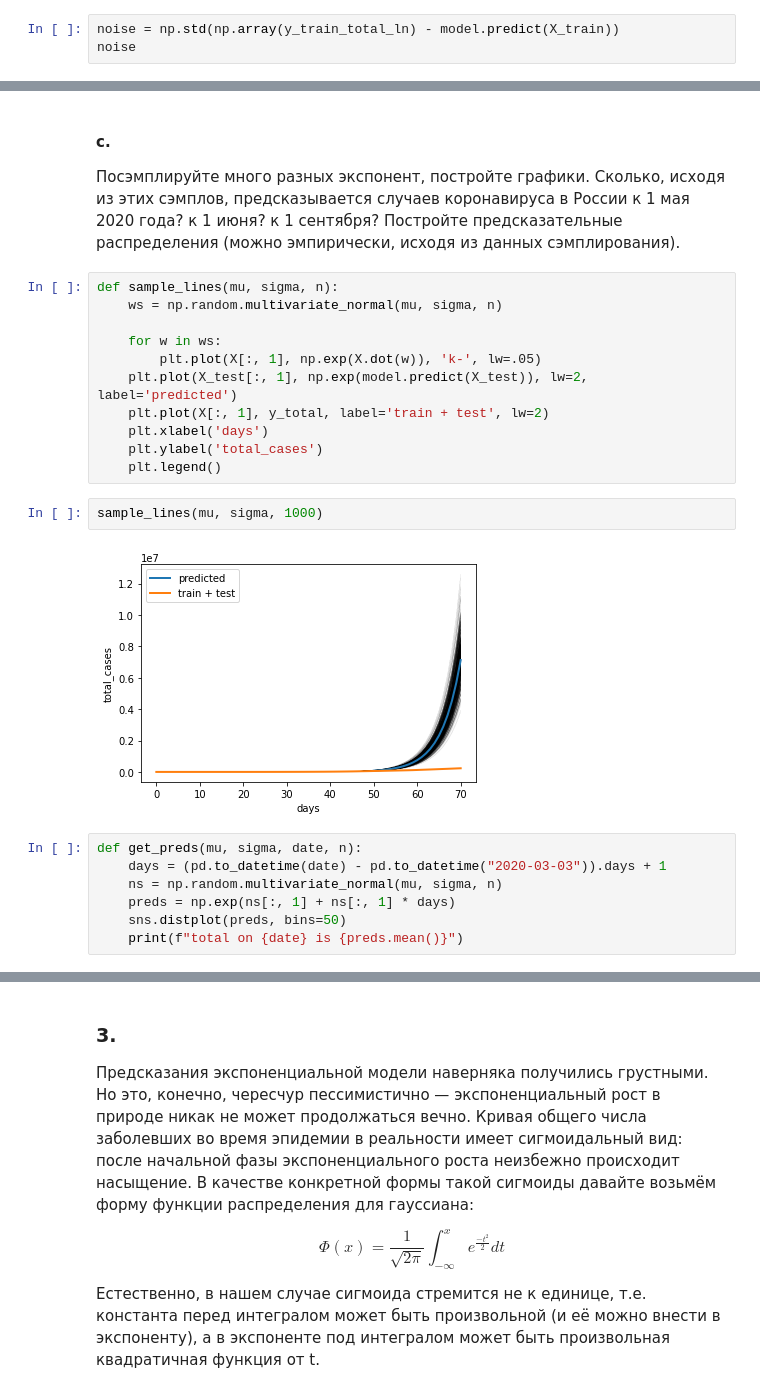
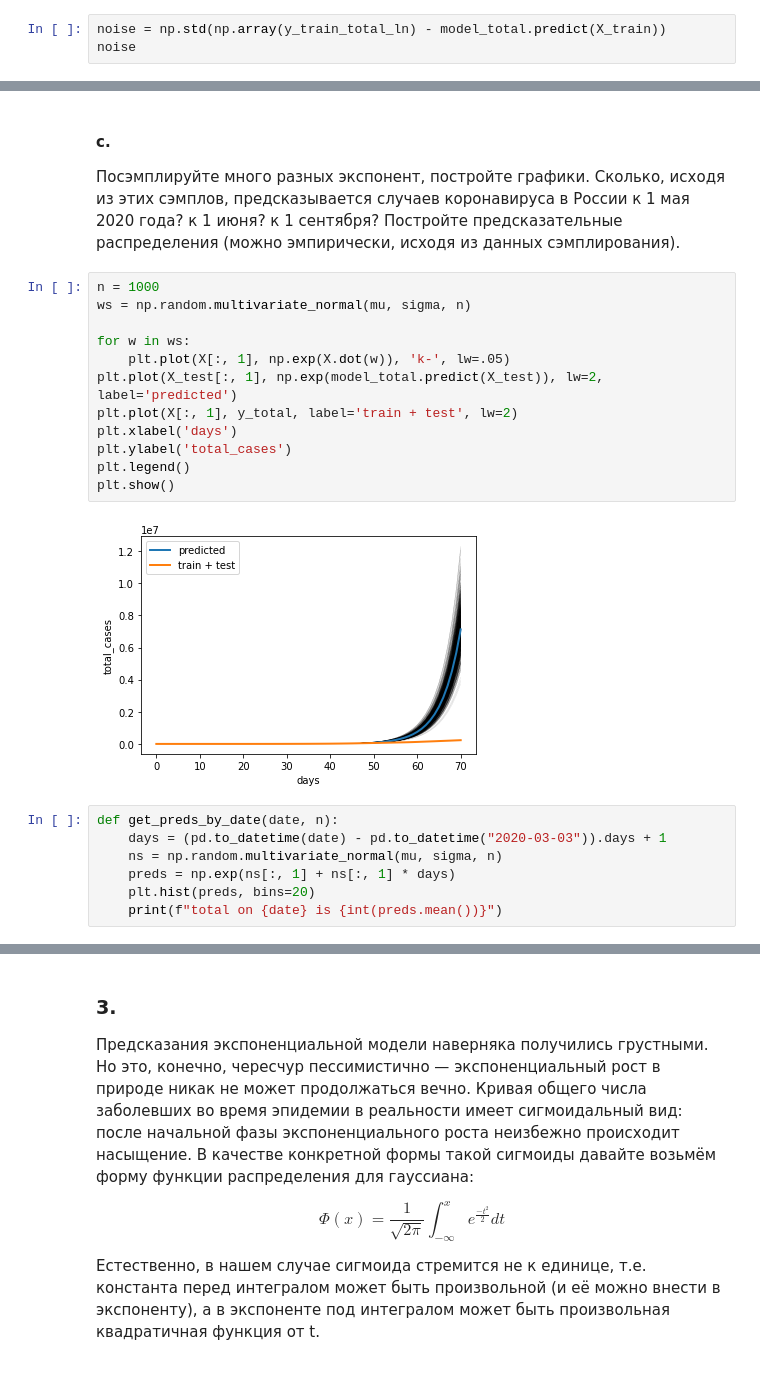
Before and after one commit to voiteshonok/advanced-ml-2021, a Jupyter notebook: HW1/HW1.ipynb, the cells around one changed output, grey strips where cells are left out. Saved outputs shown, nothing was run; the diff lists cells and outputs as text.

```diff
--- a/HW1/HW1.ipynb
+++ b/HW1/HW1.ipynb
@@ -275,5 +331,5 @@ plt.show()
 # %%
-noise = np.std(np.array(y_train_total_ln) - model.predict(X_train))
+noise = np.std(np.array(y_train_total_ln) - model_total.predict(X_train))
 noise
 # %% [output]
 0.5227328176468423
@@ -306,25 +362,24 @@ sigma = [[ 5.44651220e-05 -1.46878975e-06]
 #### c.
 Посэмплируйте много разных экспонент, постройте графики. Сколько, исходя из этих сэмплов, предсказывается случаев коронавируса в России к 1 мая 2020 года? к 1 июня? к 1 сентября? Постройте предсказательные распределения (можно эмпирически, исходя из данных сэмплирования).
 # %%
-def sample_lines(mu, sigma, n):
-    ws = np.random.multivariate_normal(mu, sigma, n)
+n = 1000
+ws = np.random.multivariate_normal(mu, sigma, n)
 
-    for w in ws:
-        plt.plot(X[:, 1], np.exp(X.dot(w)), 'k-', lw=.05)
-    plt.plot(X_test[:, 1], np.exp(model.predict(X_test)), lw=2, label='predicted')
-    plt.plot(X[:, 1], y_total, label='train + test', lw=2)
-    plt.xlabel('days')
-    plt.ylabel('total_cases')
-    plt.legend()
+for w in ws:
+    plt.plot(X[:, 1], np.exp(X.dot(w)), 'k-', lw=.05)
+plt.plot(X_test[:, 1], np.exp(model_total.predict(X_test)), lw=2, label='predicted')
+plt.plot(X[:, 1], y_total, label='train + test', lw=2)
+plt.xlabel('days')
+plt.ylabel('total_cases')
+plt.legend()
+plt.show()
+# %% [output]
+[figure, added]
-# %%
-sample_lines(mu, sigma, 1000)
-# %% [output]
-[figure, removed]
 # %%
-def get_preds(mu, sigma, date, n):
+def get_preds_by_date(date, n):
     days = (pd.to_datetime(date) - pd.to_datetime("2020-03-03")).days + 1
     ns = np.random.multivariate_normal(mu, sigma, n)
     preds = np.exp(ns[:, 1] + ns[:, 1] * days)
-    sns.distplot(preds, bins=50)
-    print(f"total on {date} is {preds.mean()}")
+    plt.hist(preds, bins=20)
+    print(f"total on {date} is {int(preds.mean())}")
 # %%
```
Also changed, not shown: parts of 32 cells of this notebook.
